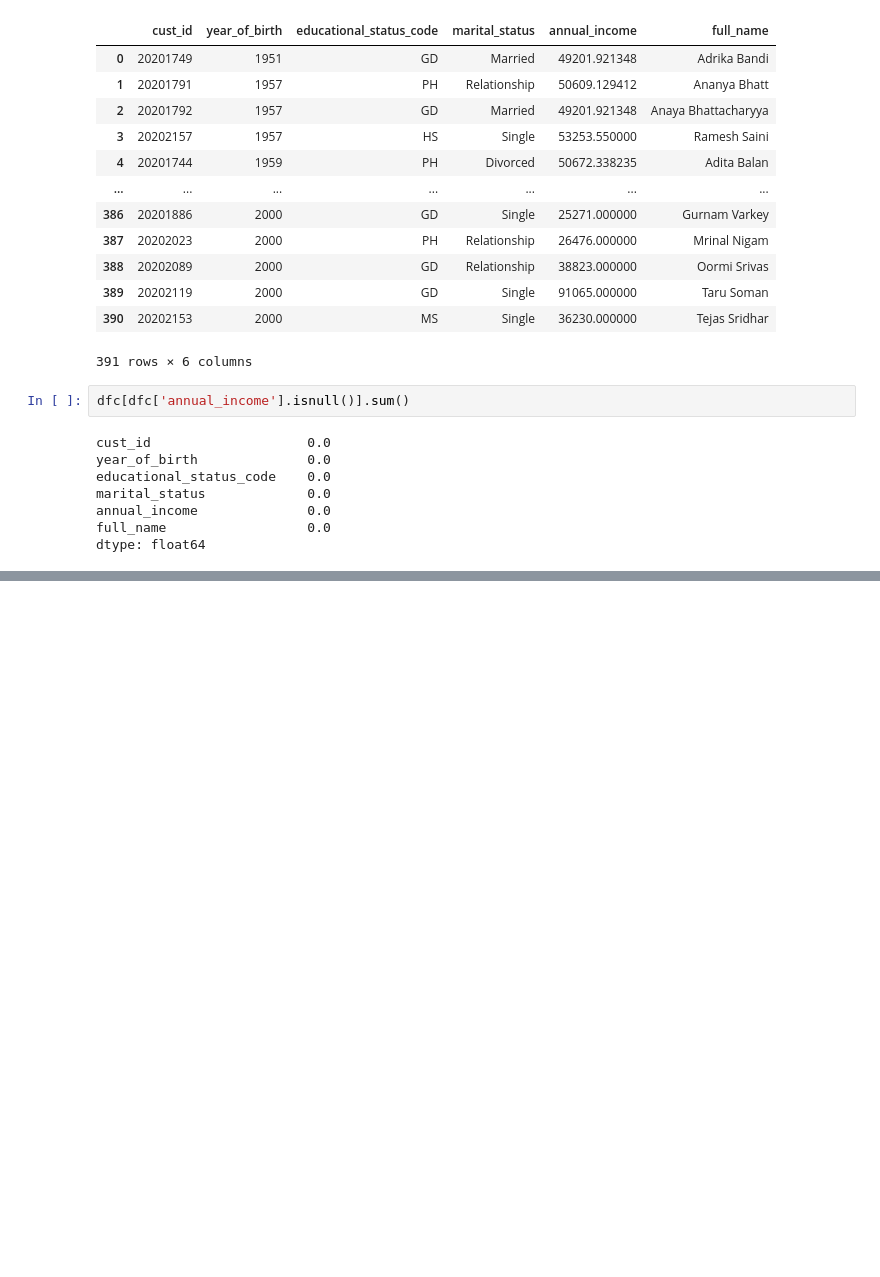
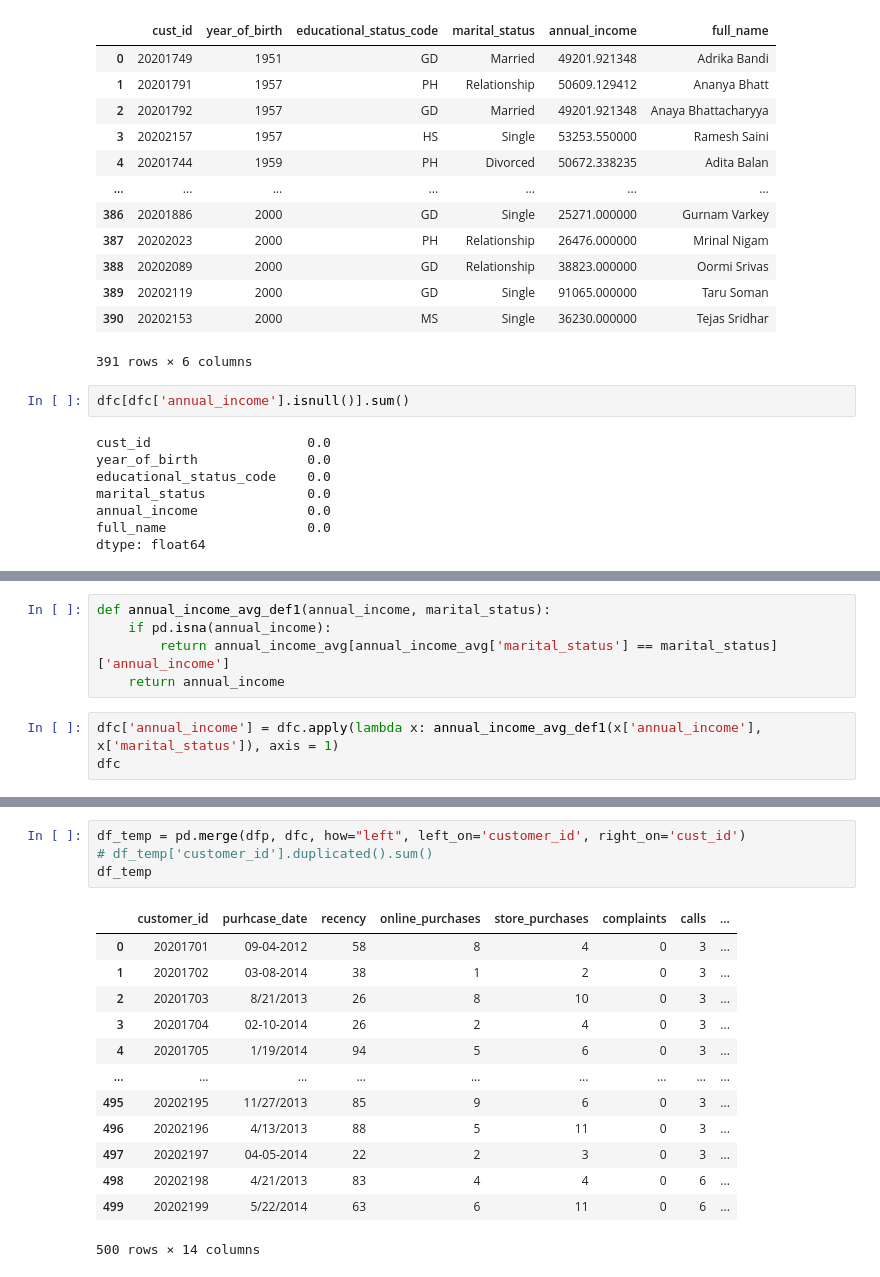
Before and after one commit to Aditya16828/Live-Case-Studies_DS, a Jupyter notebook: LiveCaseStudy1/self_doing.ipynb, the cells around one changed output, grey strips where cells are left out. Saved outputs shown, nothing was run; the diff lists cells and outputs as text; blank space fills up the shorter version.

```diff
--- a/LiveCaseStudy1/self_doing.ipynb
+++ b/LiveCaseStudy1/self_doing.ipynb
@@ -244,0 +282,8 @@ dtype: float64
+# %%
+def annual_income_avg_def1(annual_income, marital_status):
+    if pd.isna(annual_income):
+        return annual_income_avg[annual_income_avg['marital_status'] == marital_status]['annual_income']
+    return annual_income
+# %%
+dfc['annual_income'] = dfc.apply(lambda x: annual_income_avg_def1(x['annual_income'], x['marital_status']), axis = 1)
+dfc
@@ -244,0 +338,18 @@ dtype: float64
+# %%
+df_temp = pd.merge(dfp, dfc, how="left", left_on='customer_id', right_on='cust_id')
+# df_temp['customer_id'].duplicated().sum()
+df_temp
+# %% [output]
+|  | customer_id | purhcase_date | recency | online_purchases | store_purchases | complaints | calls | ... |
+| 0 | 20201701 | 09-04-2012 | 58 | 8 | 4 | 0 | 3 | ... |
+| 1 | 20201702 | 03-08-2014 | 38 | 1 | 2 | 0 | 3 | ... |
+| 2 | 20201703 | 8/21/2013 | 26 | 8 | 10 | 0 | 3 | ... |
+| 3 | 20201704 | 02-10-2014 | 26 | 2 | 4 | 0 | 3 | ... |
+| 4 | 20201705 | 1/19/2014 | 94 | 5 | 6 | 0 | 3 | ... |
+| ... | ... | ... | ... | ... | ... | ... | ... | ... |
+| 495 | 20202195 | 11/27/2013 | 85 | 9 | 6 | 0 | 3 | ... |
+| 496 | 20202196 | 4/13/2013 | 88 | 5 | 11 | 0 | 3 | ... |
+| 497 | 20202197 | 04-05-2014 | 22 | 2 | 3 | 0 | 3 | ... |
+| 498 | 20202198 | 4/21/2013 | 83 | 4 | 4 | 0 | 6 | ... |
+| 499 | 20202199 | 5/22/2014 | 63 | 6 | 11 | 0 | 6 | ... |
+500 rows × 14 columns
```
Also changed, not shown: parts of 25 cells of this notebook, 5 other files.
